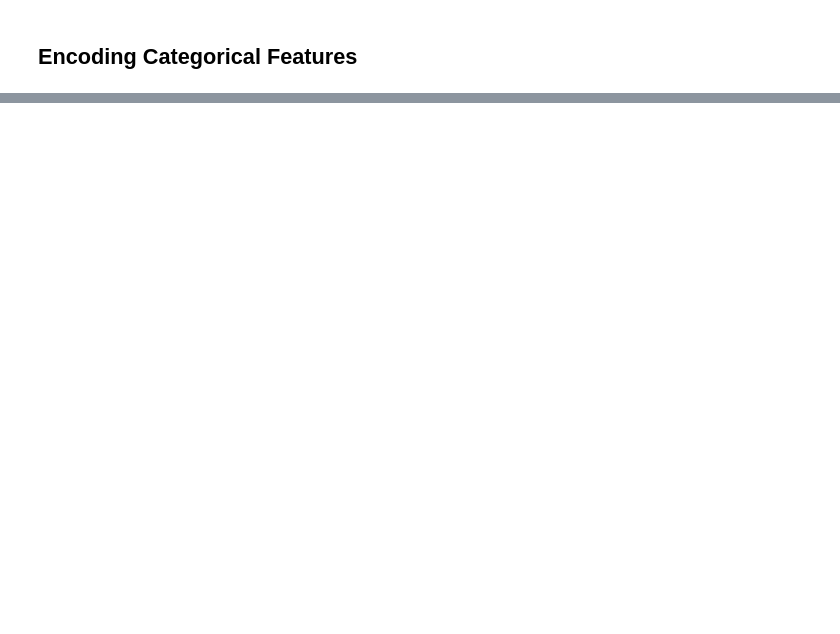
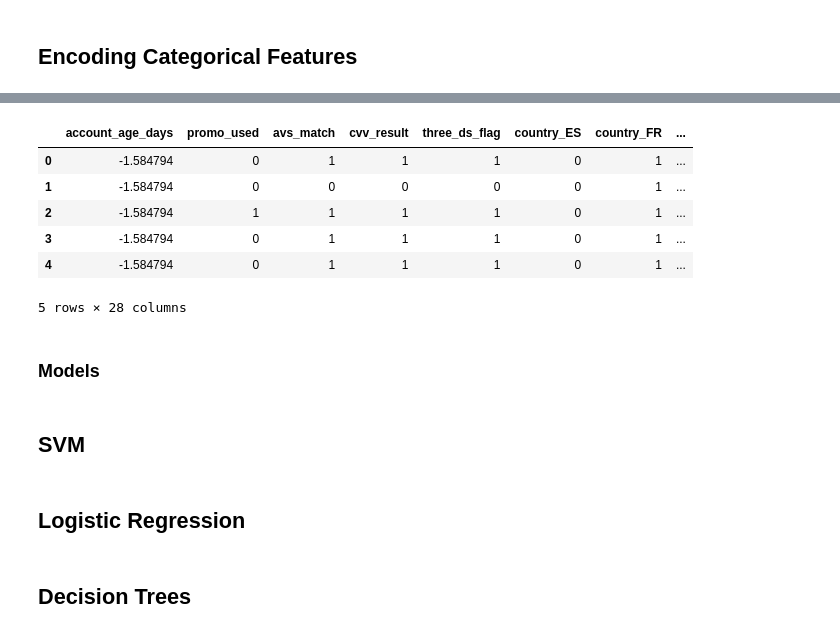
Before and after one commit to cw10877787/SJU_ML_TEAM4, a Jupyter notebook: final_project.ipynb, the cells around one changed output, grey strips where cells are left out. Cells and saved outputs as stored; diff of their text form; code cells hidden in the pictures; blank space fills up the shorter version.

```diff
--- a/final_project.ipynb
+++ b/final_project.ipynb
@@ -324,0 +522,3 @@ df_cat.info()
+# %%
+y = X['is_fraud']
+X = X.drop(columns=['is_fraud'])
@@ -324,0 +540,21 @@ df_cat.info()
+# %%
+#Now, we need t join this scaled_account_age_days back to X, replacing the old account_age_days column
+X['account_age_days'] = scaled_account_age_days
+# %%
+X.head()
+# %% [output]
+|  | account_age_days | promo_used | avs_match | cvv_result | three_ds_flag | country_ES | country_FR | ... |
+| 0 | -1.584794 | 0 | 1 | 1 | 1 | 0 | 1 | ... |
+| 1 | -1.584794 | 0 | 0 | 0 | 0 | 0 | 1 | ... |
+| 2 | -1.584794 | 1 | 1 | 1 | 1 | 0 | 1 | ... |
+| 3 | -1.584794 | 0 | 1 | 1 | 1 | 0 | 1 | ... |
+| 4 | -1.584794 | 0 | 1 | 1 | 1 | 0 | 1 | ... |
+5 rows × 28 columns
+# %% [markdown]
+### Models
+# %% [markdown]
+## SVM
+# %% [markdown]
+## Logistic Regression
+# %% [markdown]
+## Decision Trees
```
Also changed, not shown: parts of 34 cells of this notebook.
